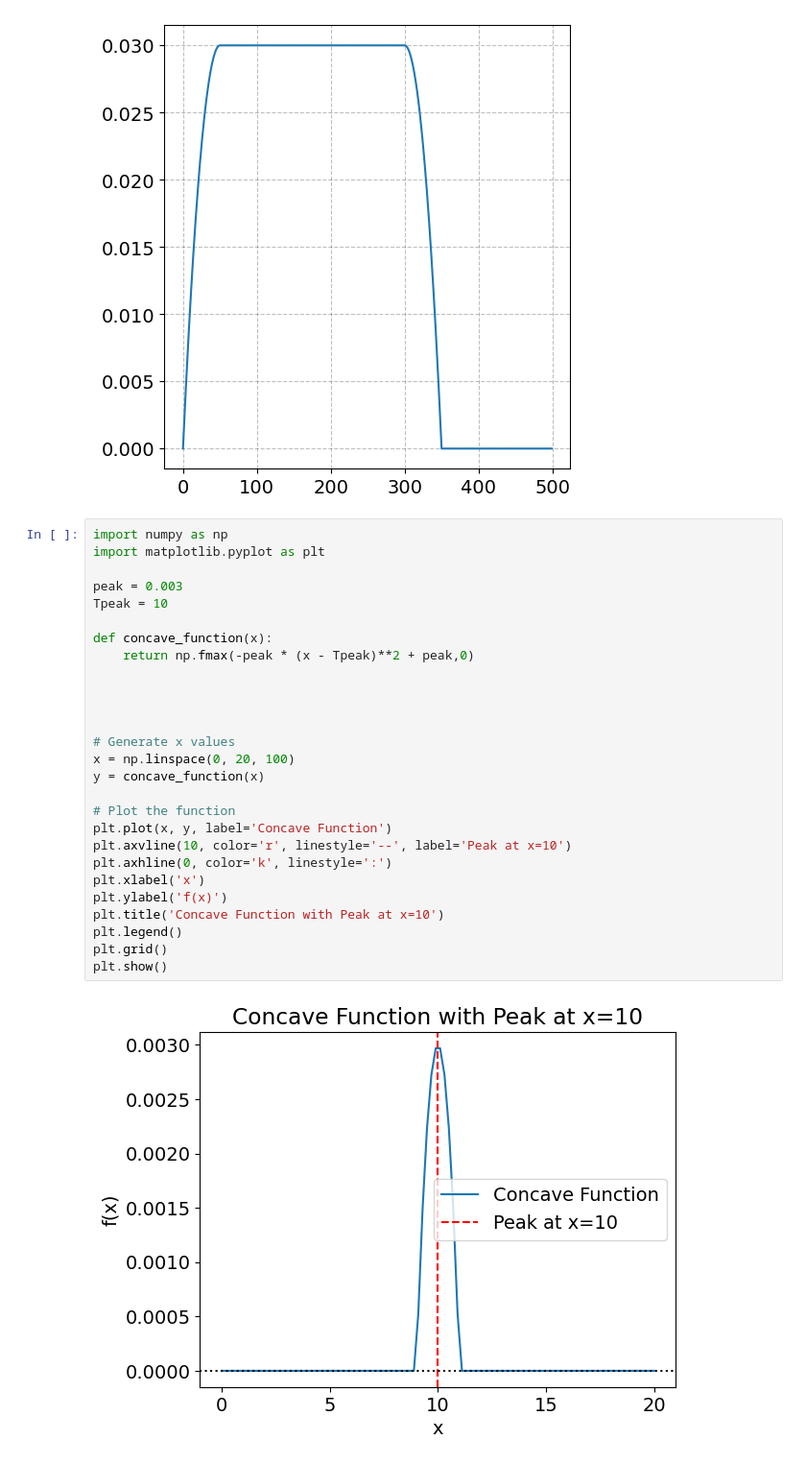
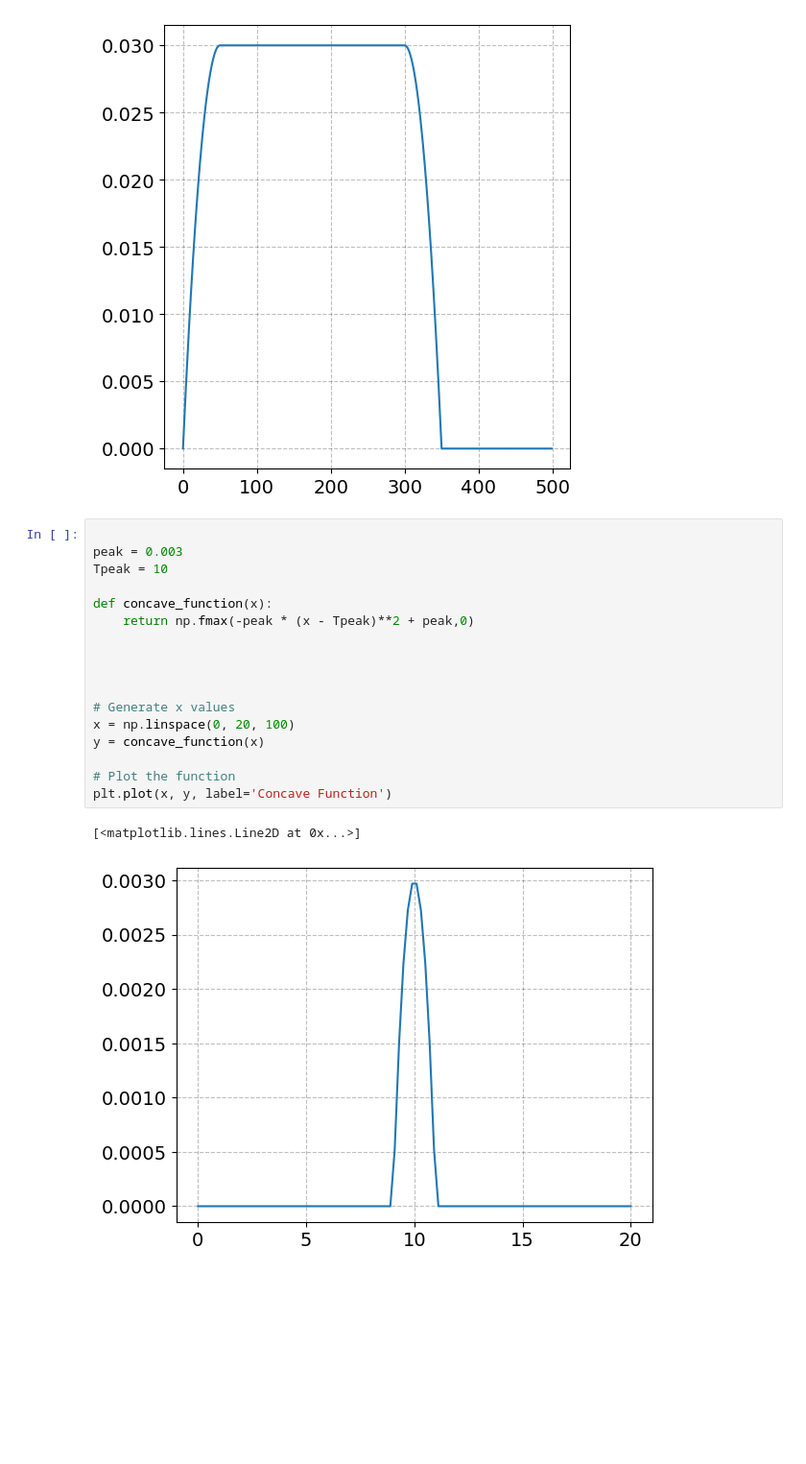
Before and after one commit to funlime/I_HANK_PIGL, a Jupyter notebook: Working.ipynb, the cells around one changed output. Shown at 96% size. Cells and saved outputs as stored; diff of their text form; blank space fills up the shorter version.

```diff
--- a/Working.ipynb
+++ b/Working.ipynb
@@ -98,31 +97,22 @@ ax.plot(dPE_s, label='dPE_s')
 [<matplotlib.lines.Line2D at 0x...>]
 [figure]
 # %%
-import numpy as np
-import matplotlib.pyplot as plt
 
 peak = 0.003
 Tpeak = 10
 
 def concave_function(x):
     return np.fmax(-peak * (x - Tpeak)**2 + peak,0)
 
 
 
 
 # Generate x values
 x = np.linspace(0, 20, 100)
 y = concave_function(x)
 
 # Plot the function
 plt.plot(x, y, label='Concave Function')
-plt.axvline(10, color='r', linestyle='--', label='Peak at x=10')
-plt.axhline(0, color='k', linestyle=':')
-plt.xlabel('x')
-plt.ylabel('f(x)')
-plt.title('Concave Function with Peak at x=10')
-plt.legend()
-plt.grid()
-plt.show()
 # %% [output]
+[<matplotlib.lines.Line2D at 0x...>]
-[figure, old version]
+[figure, new version]
```
Also changed, not shown: parts of 1 cell of this notebook, 4 other files.
